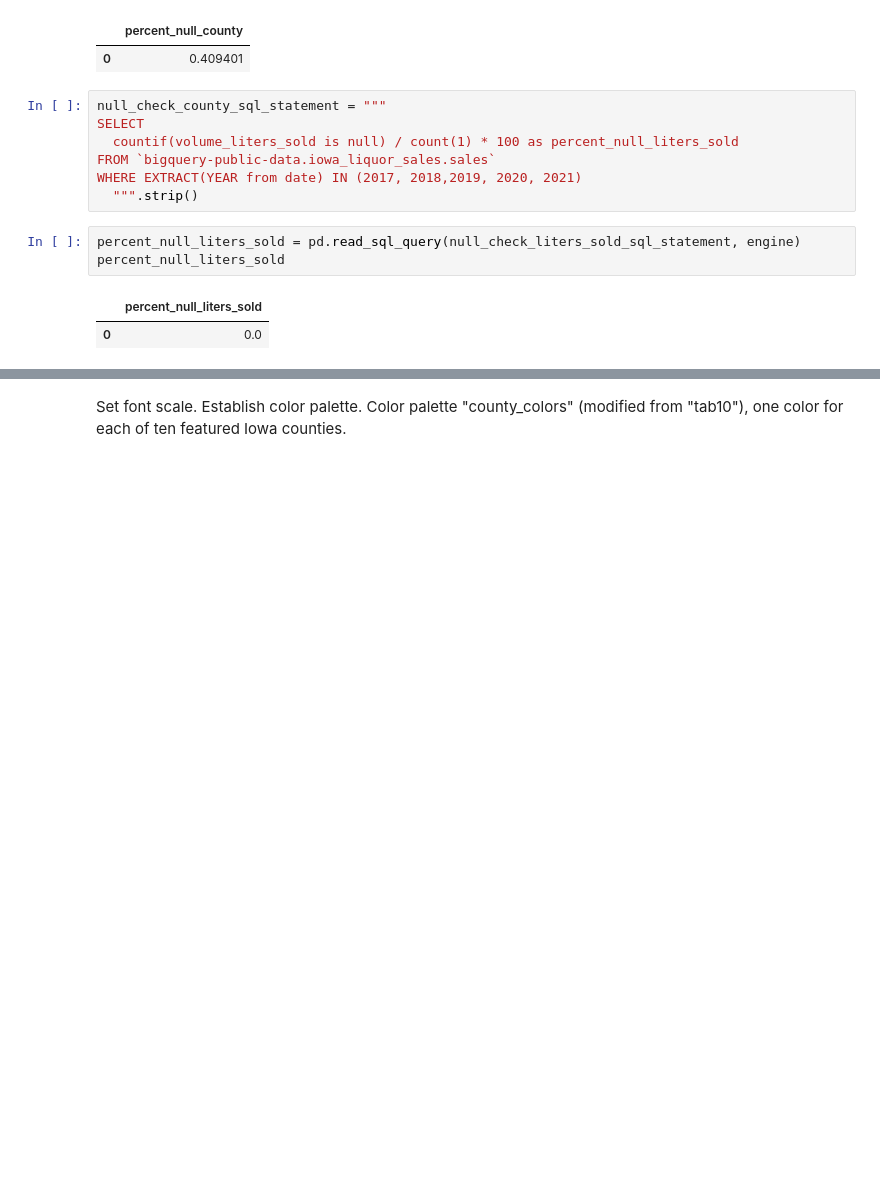
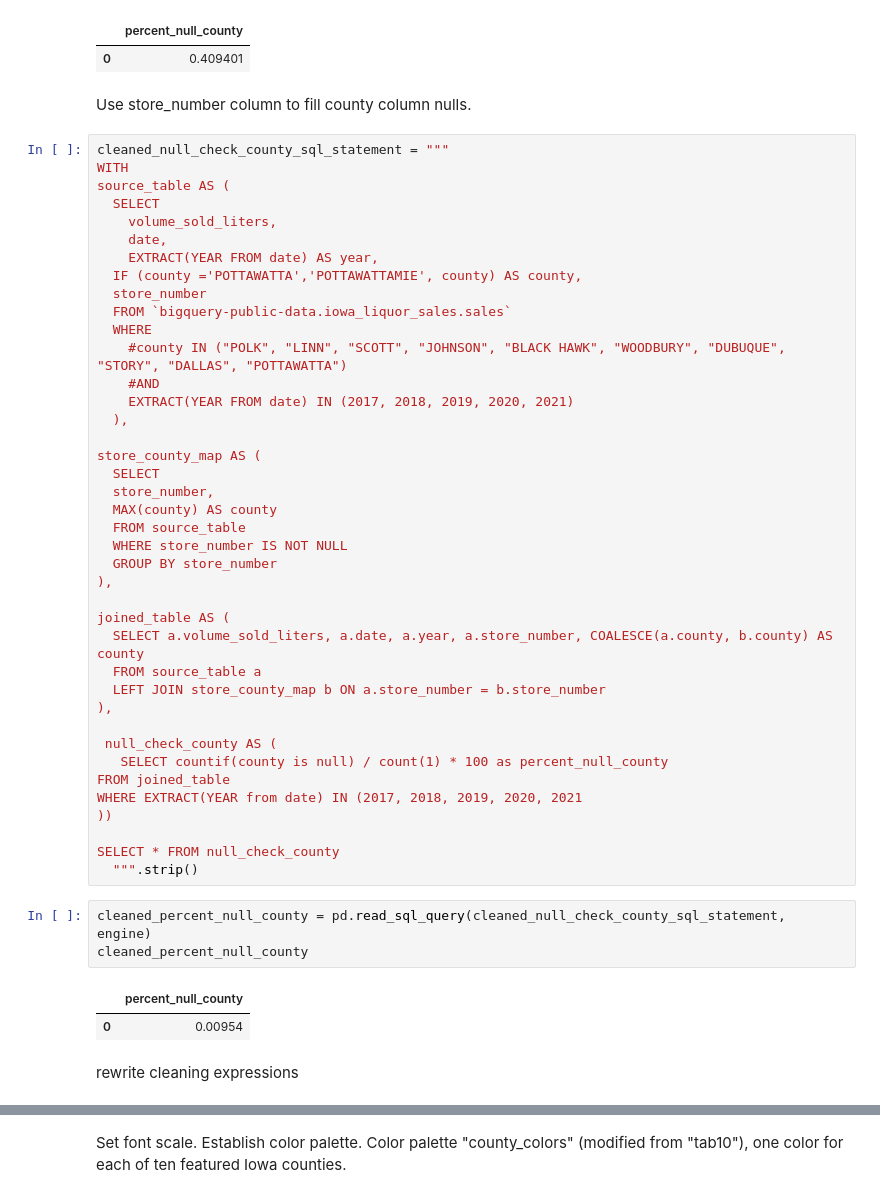
Before and after one commit to amoutafian/iowa_liquor_project, a Jupyter notebook: Iowa_liquor_moutafian_analysis.ipynb, the cells around one changed output, grey strips where cells are left out. Drawn from its saved outputs; the diff is of its cells as text; blank space fills up the shorter version.

Commit message:
data cleaning Liquor sales column "county". Applied to first 2 plots

```diff
--- a/Iowa_liquor_moutafian_analysis.ipynb
+++ b/Iowa_liquor_moutafian_analysis.ipynb
@@ -29,16 +58,53 @@ percent_null_county
 # %% [output]
 |  | percent_null_county |
 | 0 | 0.409401 |
-# %%
-null_check_county_sql_statement = """
-SELECT
-  countif(volume_liters_sold is null) / count(1) * 100 as percent_null_liters_sold
-FROM `bigquery-public-data.iowa_liquor_sales.sales`
-WHERE EXTRACT(YEAR from date) IN (2017, 2018,2019, 2020, 2021)
-  """.strip()
+# %% [markdown]
+Use store_number column to fill county column nulls.
+# %%
+cleaned_null_check_county_sql_statement = """
+WITH
+source_table AS (
+  SELECT
+    volume_sold_liters,
+    date,
+    EXTRACT(YEAR FROM date) AS year,
+  IF (county ='POTTAWATTA','POTTAWATTAMIE', county) AS county,
+  store_number
+  FROM `bigquery-public-data.iowa_liquor_sales.sales`
+  WHERE
+    #county IN ("POLK", "LINN", "SCOTT", "JOHNSON", "BLACK HAWK", "WOODBURY", "DUBUQUE", "STORY", "DALLAS", "POTTAWATTA")
+    #AND
+    EXTRACT(YEAR FROM date) IN (2017, 2018, 2019, 2020, 2021)
+  ),
+
+store_county_map AS (
+  SELECT
+  store_number,
+  MAX(county) AS county
+  FROM source_table
+  WHERE store_number IS NOT NULL
+  GROUP BY store_number
+),
+
+joined_table AS (
+  SELECT a.volume_sold_liters, a.date, a.year, a.store_number, COALESCE(a.county, b.county) AS county
+  FROM source_table a
+  LEFT JOIN store_county_map b ON a.store_number = b.store_number
+),
+
+ null_check_county AS (
+   SELECT countif(county is null) / count(1) * 100 as percent_null_county
+FROM joined_table
+WHERE EXTRACT(YEAR from date) IN (2017, 2018, 2019, 2020, 2021
+))
+
+SELECT * FROM null_check_county
+  """.strip()
 # %%
-percent_null_liters_sold = pd.read_sql_query(null_check_liters_sold_sql_statement, engine)
-percent_null_liters_sold
+cleaned_percent_null_county = pd.read_sql_query(cleaned_null_check_county_sql_statement, engine)
+cleaned_percent_null_county
 # %% [output]
-|  | percent_null_liters_sold |
-| 0 | 0.0 |
+|  | percent_null_county |
+| 0 | 0.00954 |
+# %% [markdown]
+rewrite cleaning expressions
```
Also changed, not shown: parts of 13 cells of this notebook.
